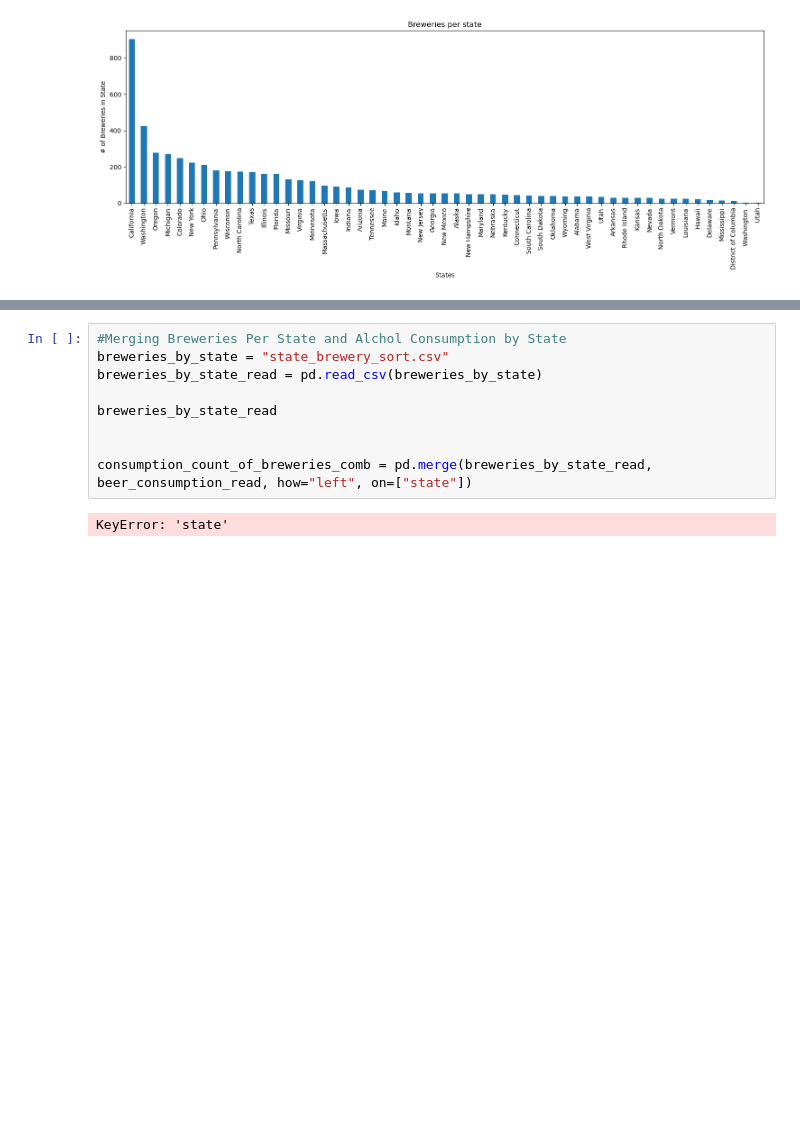
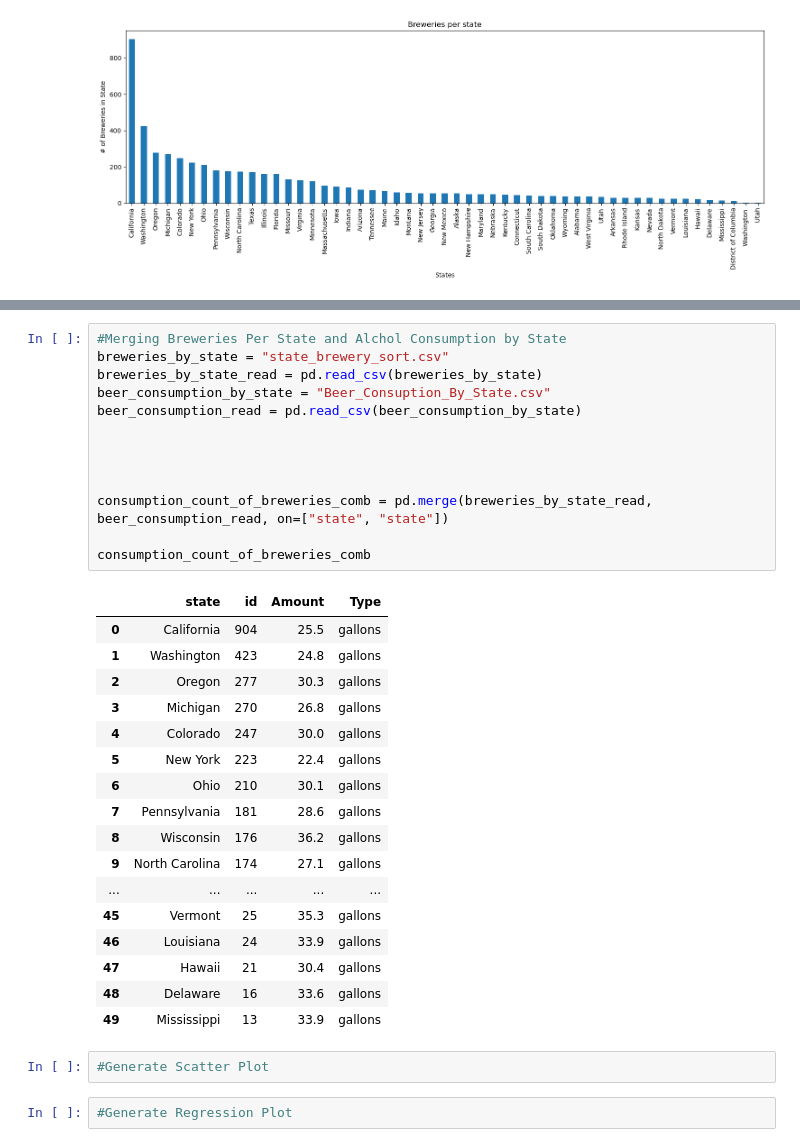
Before and after one commit to scorpionhand/Brewery_Project_One, a Jupyter notebook: Brewery projectAOedit correlation Q.ipynb, the cells around one changed output, grey strips where cells are left out. Cells and saved outputs as stored; diff of their text form; blank space fills up the shorter version.

Commit message:
merged datasets

```diff
--- a/Brewery projectAOedit correlation Q.ipynb
+++ b/Brewery projectAOedit correlation Q.ipynb
@@ -177,11 +186,35 @@ plt.savefig("Breweries per state.png")
 # %%
 #Merging Breweries Per State and Alchol Consumption by State
 breweries_by_state = "state_brewery_sort.csv"
 breweries_by_state_read = pd.read_csv(breweries_by_state)
-
-breweries_by_state_read
+beer_consumption_by_state = "Beer_Consuption_By_State.csv"
+beer_consumption_read = pd.read_csv(beer_consumption_by_state)
 
 
-consumption_count_of_breweries_comb = pd.merge(breweries_by_state_read, beer_consumption_read, how="left", on=["state"])
+
+
+consumption_count_of_breweries_comb = pd.merge(breweries_by_state_read, beer_consumption_read, on=["state", "state"])
+
+consumption_count_of_breweries_comb
 # %% [output]
-KeyError: 'state'
+|  | state | id | Amount | Type |
+| 0 | California | 904 | 25.5 | gallons |
+| 1 | Washington | 423 | 24.8 | gallons |
+| 2 | Oregon | 277 | 30.3 | gallons |
+| 3 | Michigan | 270 | 26.8 | gallons |
+| 4 | Colorado | 247 | 30.0 | gallons |
+| 5 | New York | 223 | 22.4 | gallons |
+| 6 | Ohio | 210 | 30.1 | gallons |
+| 7 | Pennsylvania | 181 | 28.6 | gallons |
+| 8 | Wisconsin | 176 | 36.2 | gallons |
+| 9 | North Carolina | 174 | 27.1 | gallons |
+| ... | ... | ... | ... | ... |
+| 45 | Vermont | 25 | 35.3 | gallons |
+| 46 | Louisiana | 24 | 33.9 | gallons |
+| 47 | Hawaii | 21 | 30.4 | gallons |
+| 48 | Delaware | 16 | 33.6 | gallons |
+| 49 | Mississippi | 13 | 33.9 | gallons |
+# %%
+#Generate Scatter Plot
+# %%
+#Generate Regression Plot
```
Also changed, not shown: parts of 1 cell of this notebook, 1 other file.
